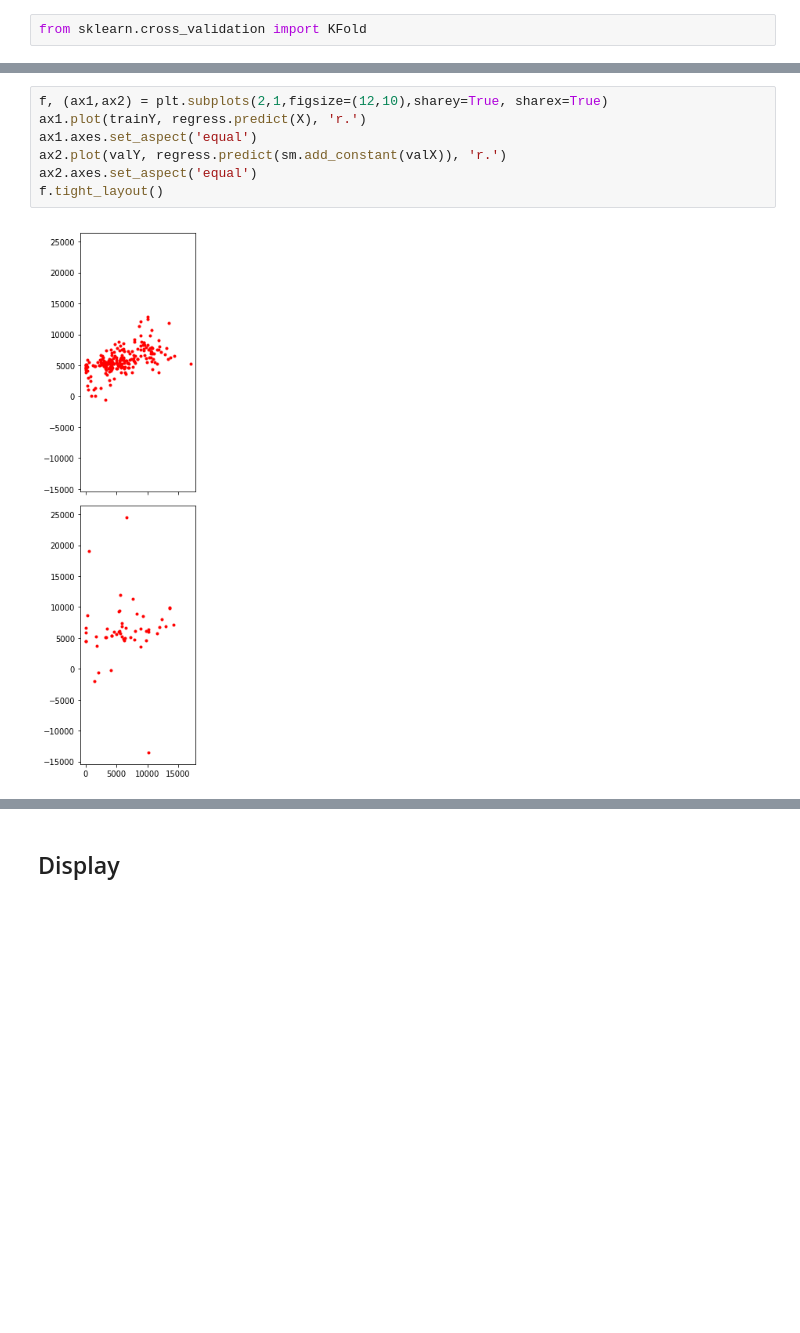
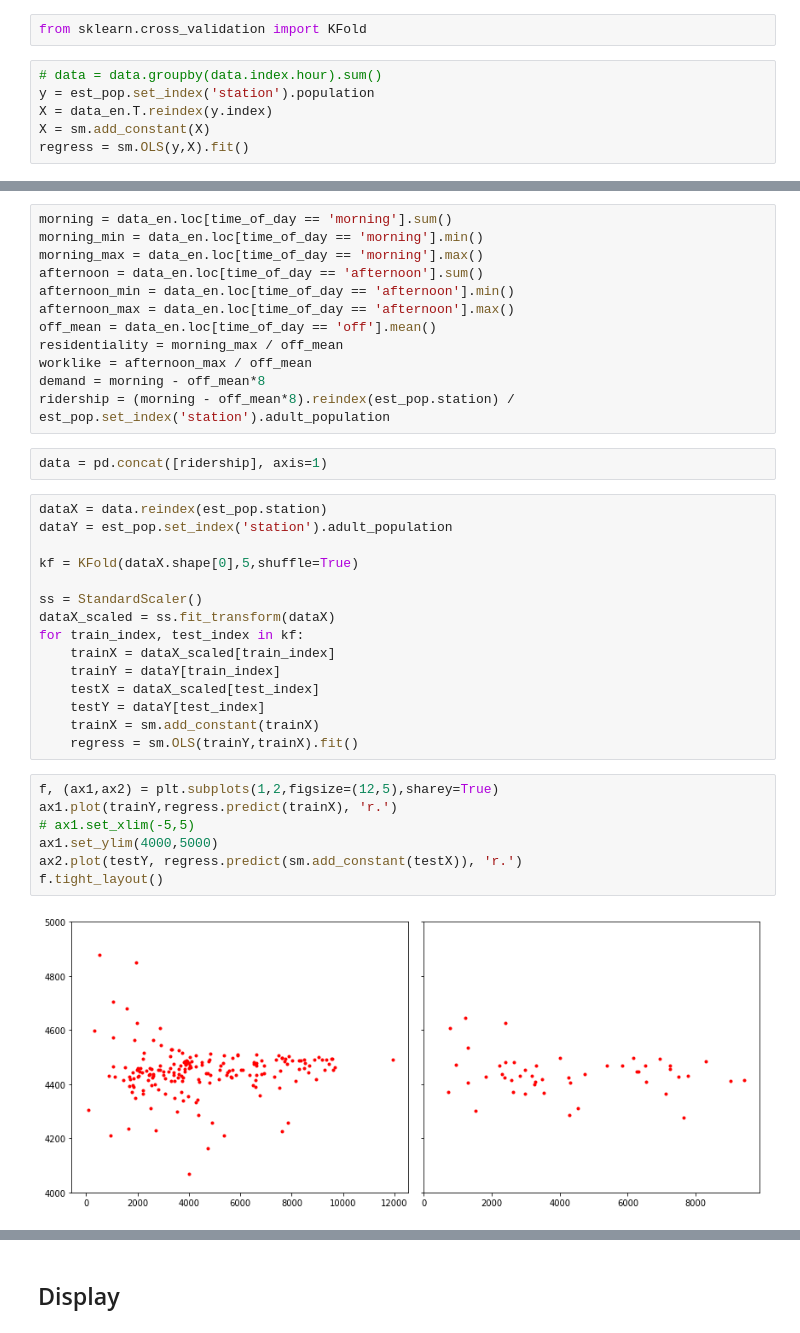
Before and after one commit to itko/cities, a Jupyter notebook: notebooks/population_distribution.ipynb, the cells around one changed output, grey strips where cells are left out. Drawn from its saved outputs; the diff is of its cells as text; blank space fills up the shorter version.

Commit message:
Improve population analysis: use output areas, examine errors

```diff
--- a/notebooks/population_distribution.ipynb
+++ b/notebooks/population_distribution.ipynb
@@ -501,3 +466,9 @@ est = sm.OLS(y,X).fit()
 from sklearn.preprocessing import StandardScaler
 # %%
 from sklearn.cross_validation import KFold
+# %%
+# data = data.groupby(data.index.hour).sum()
+y = est_pop.set_index('station').population
+X = data_en.T.reindex(y.index)
+X = sm.add_constant(X)
+regress = sm.OLS(y,X).fit()
@@ -524,9 +519,38 @@ for train_index, test_index in kf:
+# %%
+morning = data_en.loc[time_of_day == 'morning'].sum()
+morning_min = data_en.loc[time_of_day == 'morning'].min()
+morning_max = data_en.loc[time_of_day == 'morning'].max()
+afternoon = data_en.loc[time_of_day == 'afternoon'].sum()
+afternoon_min = data_en.loc[time_of_day == 'afternoon'].min()
+afternoon_max = data_en.loc[time_of_day == 'afternoon'].max()
+off_mean = data_en.loc[time_of_day == 'off'].mean()
+residentiality = morning_max / off_mean
+worklike = afternoon_max / off_mean
+demand = morning - off_mean*8
+ridership = (morning - off_mean*8).reindex(est_pop.station) / est_pop.set_index('station').adult_population
+# %%
+data = pd.concat([ridership], axis=1)
+# %%
+dataX = data.reindex(est_pop.station)
+dataY = est_pop.set_index('station').adult_population
+
+kf = KFold(dataX.shape[0],5,shuffle=True)
+
+ss = StandardScaler()
+dataX_scaled = ss.fit_transform(dataX)
+for train_index, test_index in kf:
+    trainX = dataX_scaled[train_index]
+    trainY = dataY[train_index]
+    testX = dataX_scaled[test_index]
+    testY = dataY[test_index]
+    trainX = sm.add_constant(trainX)
+    regress = sm.OLS(trainY,trainX).fit()
 # %%
-f, (ax1,ax2) = plt.subplots(2,1,figsize=(12,10),sharey=True, sharex=True)
-ax1.plot(trainY, regress.predict(X), 'r.')
-ax1.axes.set_aspect('equal')
-ax2.plot(valY, regress.predict(sm.add_constant(valX)), 'r.')
-ax2.axes.set_aspect('equal')
+f, (ax1,ax2) = plt.subplots(1,2,figsize=(12,5),sharey=True)
+ax1.plot(trainY,regress.predict(trainX), 'r.')
+# ax1.set_xlim(-5,5)
+ax1.set_ylim(4000,5000)
+ax2.plot(testY, regress.predict(sm.add_constant(testX)), 'r.')
 f.tight_layout()
 # %% [output]
-[figure, old version]
+[figure, new version]
```
Also changed, not shown: parts of 67 cells of this notebook, 2 other files.
